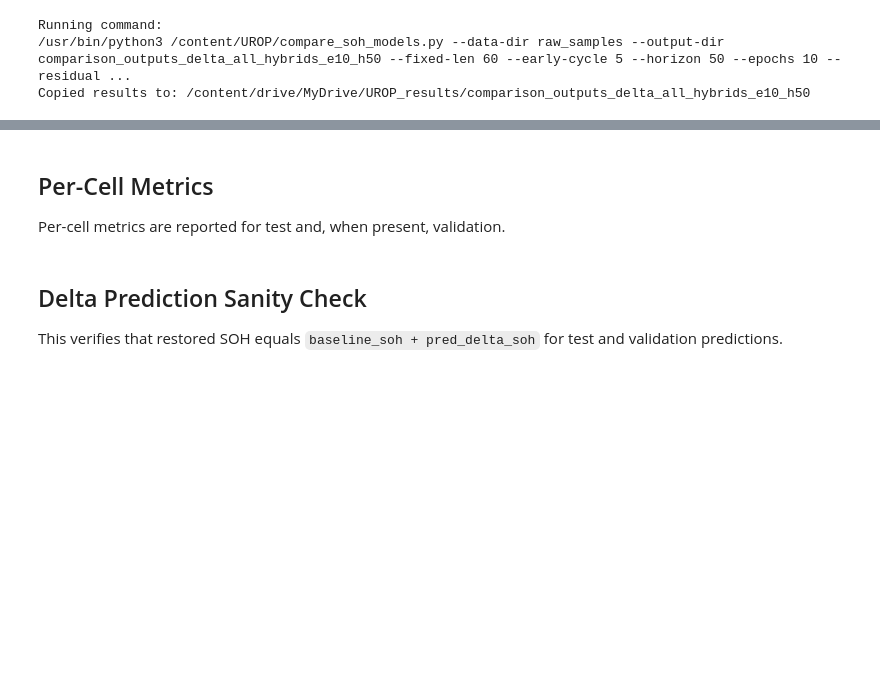
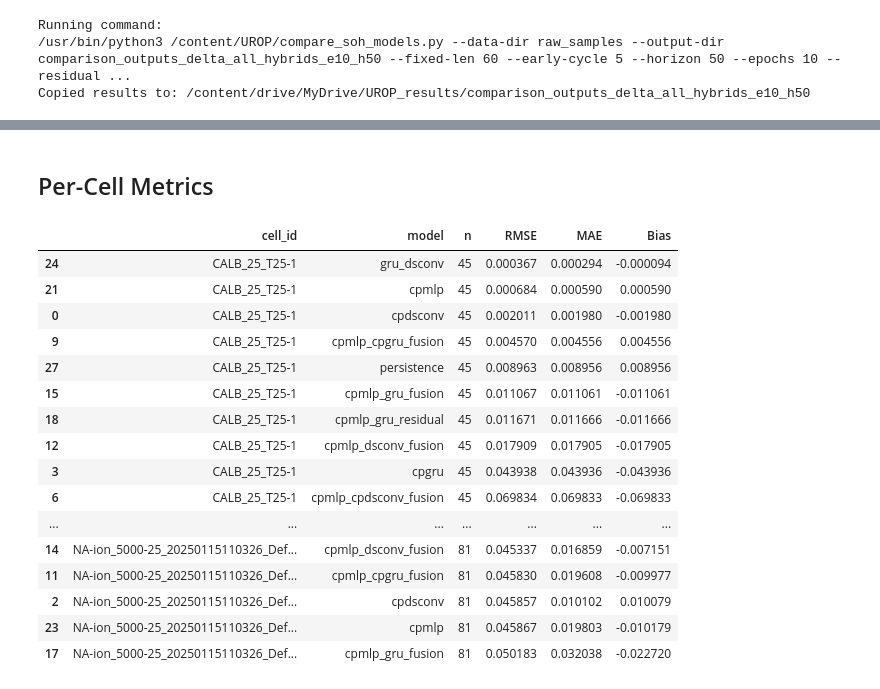
Before and after one commit to kyucho1009/26-1-UROP, a Jupyter notebook: delta_soh_hybrid_comparison.ipynb, the cells around one changed output, grey strips where cells are left out. Cells and saved outputs as stored; diff of their text form; code cells hidden in the pictures; blank space fills up the shorter version.

```diff
--- a/delta_soh_hybrid_comparison.ipynb
+++ b/delta_soh_hybrid_comparison.ipynb
@@ -287,39 +273,40 @@ else:
-# %% [markdown]
-## Per-Cell Metrics
-
-Per-cell metrics are reported for test and, when present, validation.
+# %% [markdown]
+## Per-Cell Metrics
 # %%
-def compute_cell_metrics(pred_map):
-    rows = []
-    for model, df in pred_map.items():
-        for cell_id, g in df.groupby("cell_id"):
-            err = g["actual_soh"] - g["pred_soh"]
-            rows.append({
-                "cell_id": cell_id,
-                "model": model,
-                "n": len(g),
-                "RMSE": float(np.sqrt(np.mean(err ** 2))),
-                "MAE": float(np.mean(np.abs(err))),
-                "Bias": float(np.mean(g["pred_soh"] - g["actual_soh"])),
-            })
-    return pd.DataFrame(rows).sort_values(["cell_id", "RMSE"])
+rows = []
+for model, df in preds.items():
+    for cell_id, g in df.groupby("cell_id"):
+        err = g["actual_soh"] - g["pred_soh"]
+        rows.append({
+            "cell_id": cell_id,
+            "model": model,
+            "n": len(g),
+            "RMSE": float(np.sqrt(np.mean(err ** 2))),
+            "MAE": float(np.mean(np.abs(err))),
+            "Bias": float(np.mean(g["pred_soh"] - g["actual_soh"])),
+        })
 
-
-cell_metric_format = {
+cell_metrics = pd.DataFrame(rows).sort_values(["cell_id", "RMSE"])
+display(cell_metrics.style.format({
     "RMSE": "{:.6f}",
     "MAE": "{:.6f}",
     "Bias": "{:.6f}",
-}
-
-cell_metrics = compute_cell_metrics(test_preds)
-print("Test per-cell metrics")
-display(cell_metrics.style.format(cell_metric_format))
-
-if val_preds:
-    val_cell_metrics = compute_cell_metrics(val_preds)
-    print("Validation per-cell metrics")
-    display(val_cell_metrics.style.format(cell_metric_format))
+}))
+# %% [output]
+|  | cell_id | model | n | RMSE | MAE | Bias |
+| 24 | CALB_25_T25-1 | gru_dsconv | 45 | 0.000367 | 0.000294 | -0.000094 |
+| 21 | CALB_25_T25-1 | cpmlp | 45 | 0.000684 | 0.000590 | 0.000590 |
+| 0 | CALB_25_T25-1 | cpdsconv | 45 | 0.002011 | 0.001980 | -0.001980 |
+| 9 | CALB_25_T25-1 | cpmlp_cpgru_fusion | 45 | 0.004570 | 0.004556 | 0.004556 |
+| 27 | CALB_25_T25-1 | persistence | 45 | 0.008963 | 0.008956 | 0.008956 |
+| 15 | CALB_25_T25-1 | cpmlp_gru_fusion | 45 | 0.011067 | 0.011061 | -0.011061 |
+| 18 | CALB_25_T25-1 | cpmlp_gru_residual | 45 | 0.011671 | 0.011666 | -0.011666 |
+| 12 | CALB_25_T25-1 | cpmlp_dsconv_fusion | 45 | 0.017909 | 0.017905 | -0.017905 |
+| 3 | CALB_25_T25-1 | cpgru | 45 | 0.043938 | 0.043936 | -0.043936 |
+| 6 | CALB_25_T25-1 | cpmlp_cpdsconv_fusion | 45 | 0.069834 | 0.069833 | -0.069833 |
+| ... | ... | ... | ... | ... | ... | ... |
+| 14 | NA-ion_5000-25_20250115110326_Def... | cpmlp_dsconv_fusion | 81 | 0.045337 | 0.016859 | -0.007151 |
+| 11 | NA-ion_5000-25_20250115110326_Def... | cpmlp_cpgru_fusion | 81 | 0.045830 | 0.019608 | -0.009977 |
+| 2 | NA-ion_5000-25_20250115110326_Def... | cpdsconv | 81 | 0.045857 | 0.010102 | 0.010079 |
+| 23 | NA-ion_5000-25_20250115110326_Def... | cpmlp | 81 | 0.045867 | 0.019803 | -0.010179 |
+| 17 | NA-ion_5000-25_20250115110326_Def... | cpmlp_gru_fusion | 81 | 0.050183 | 0.032038 | -0.022720 |
-# %% [markdown]
-## Delta Prediction Sanity Check
-
-This verifies that restored SOH equals `baseline_soh + pred_delta_soh` for test and validation predictions.
```
Also changed, not shown: parts of 10 cells of this notebook, 2 other files.
